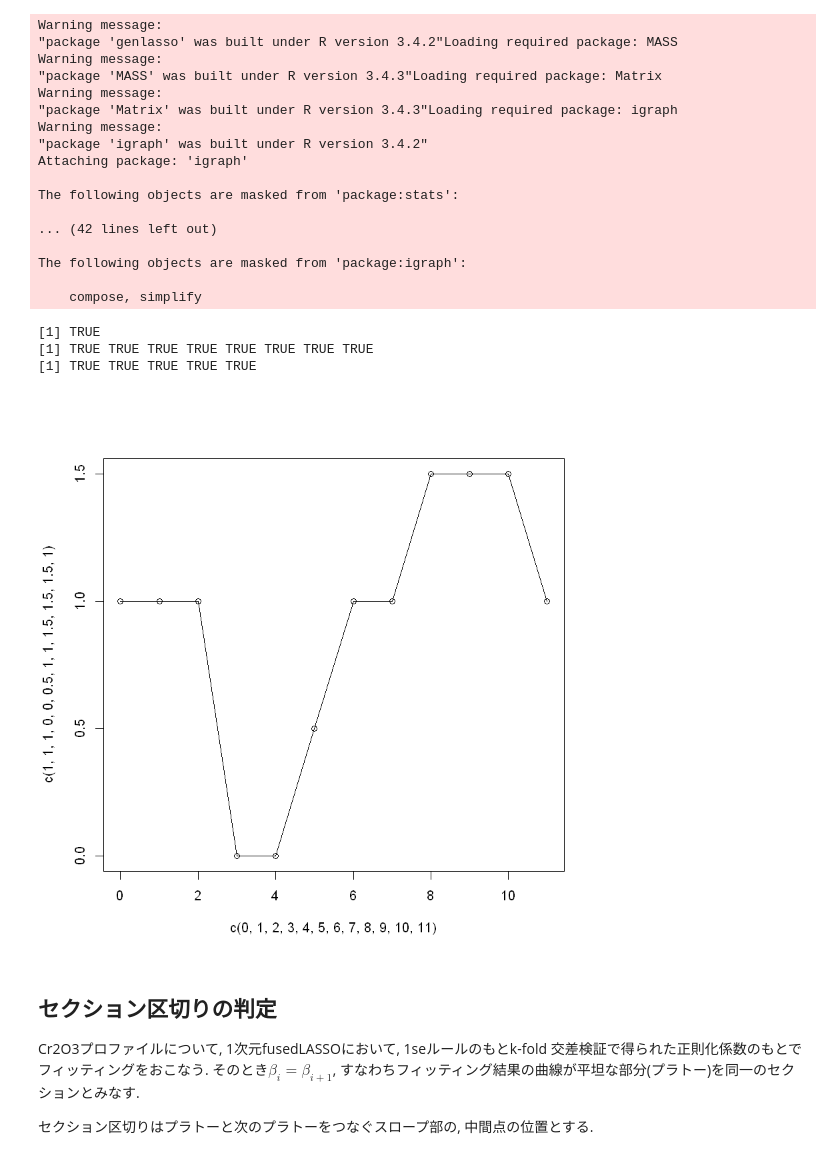
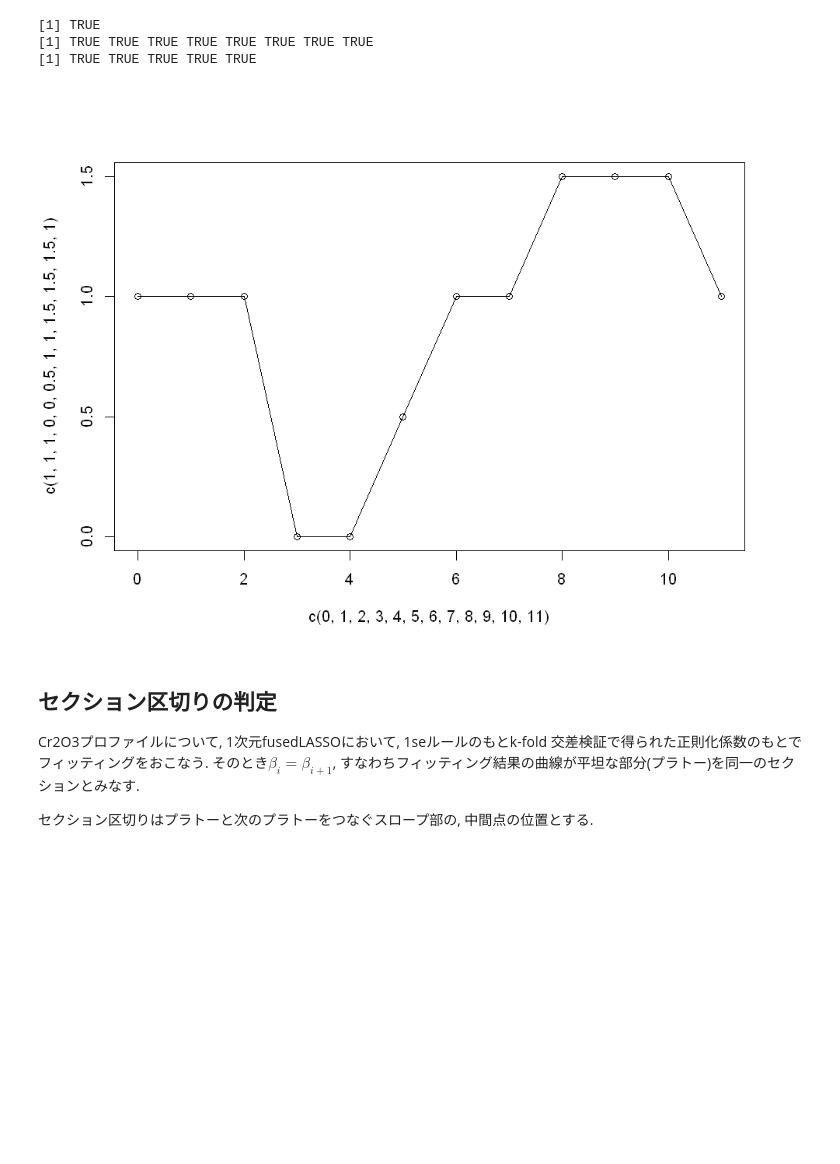
Before and after one commit to Fumipo-Theta/pt_mcmc_electron, a Jupyter notebook: model/lasso_1002-9-1C-opx1.ipynb, the cells around one changed output. Cells and saved outputs as stored; diff of their text form; code cells hidden in the pictures; blank space fills up the shorter version.

```diff
--- a/model/lasso_1002-9-1C-opx1.ipynb
+++ b/model/lasso_1002-9-1C-opx1.ipynb
@@ -4,6 +4,8 @@ library(dplyr)
 library(tidyr)
 library(broom)
 library(purrr)
+
+options(repr.plot.width=8, repr.plot.height=6)
 
 # 所与のデータ(ys)に関数(func)を適用しつつ, データysそのものを返す関数
 tee <- function(ys,func){
@@ -51,54 +53,37 @@ getEdgeOfFlat<-function(beta,eps=1e-5){
 # 原点側がプラトーであるとして, スロープの中点を求める
 getSlopeCenter<- function(x,i_edge){
     center <- c()
     n <- length(i_edge)
     last <- length(x)
 
     center <- append(center,c(0.5*(x[1]+x[i_edge[1]])))
 
     for (i in seq(2,n-1,2)){
         center <- append(center,c(0.5*(x[i_edge[i]]+x[i_edge[i+1]])))
     }
 
     center <- append(center,c(0.5*(x[i_edge[n]]+x[last])))
     return (center)
 }
 
 
 # i 1 2 3   4 5   6   7   8  9   10  11    12
 # x 0 1 2   3 4   5   6   7  8   9   10    11
 # b 1 1 1 | 0 0 | 0.5|1   1|1.5 1.5 1.5 | 1
 #   _   _   _ _        _  _   _    _   _
 #  0     2.5       5.5                  10.5
 i_edge <- getEdgeOfFlat(c(1,1,1,0,0,0.5,1,1,1.5,1.5,1.5,1))
 print(i_edge == c(1,3,4,5,7,8,9,11))
 slopeCenter <- getSlopeCenter(c(0,1,2,3,4,5,6,7,8,9,10,11),i_edge)
 print(slopeCenter == c(0,2.5,5,7.5,10.5))
 
 plot(c(0,1,2,3,4,5,6,7,8,9,10,11),c(1,1,1,0,0,0.5,1,1,1.5,1.5,1.5,1))
 lines(c(0,1,2,3,4,5,6,7,8,9,10,11),c(1,1,1,0,0,0.5,1,1,1.5,1.5,1.5,1))
 # %% [output]
-Warning message:
-"package 'genlasso' was built under R version 3.4.2"Loading required package: MASS
-Warning message:
-"package 'MASS' was built under R version 3.4.3"Loading required package: Matrix
-Warning message:
-"package 'Matrix' was built under R version 3.4.3"Loading required package: igraph
-Warning message:
-"package 'igraph' was built under R version 3.4.2"
-Attaching package: 'igraph'
-
-The following objects are masked from 'package:stats':
-
-... (42 lines left out)
-
-The following objects are masked from 'package:igraph':
-
-    compose, simplify
+[1] TRUE
+[1] TRUE TRUE TRUE TRUE TRUE TRUE TRUE TRUE
+[1] TRUE TRUE TRUE TRUE TRUE
-[1] TRUE
-[1] TRUE TRUE TRUE TRUE TRUE TRUE TRUE TRUE
-[1] TRUE TRUE TRUE TRUE TRUE
-[figure, old version]
+[figure, new version]
 # %%
 df <- read.csv("./1002-9-1C-opx1.csv")
 # %% [markdown]
```
Also changed, not shown: parts of 7 cells of this notebook, 4 other files.
